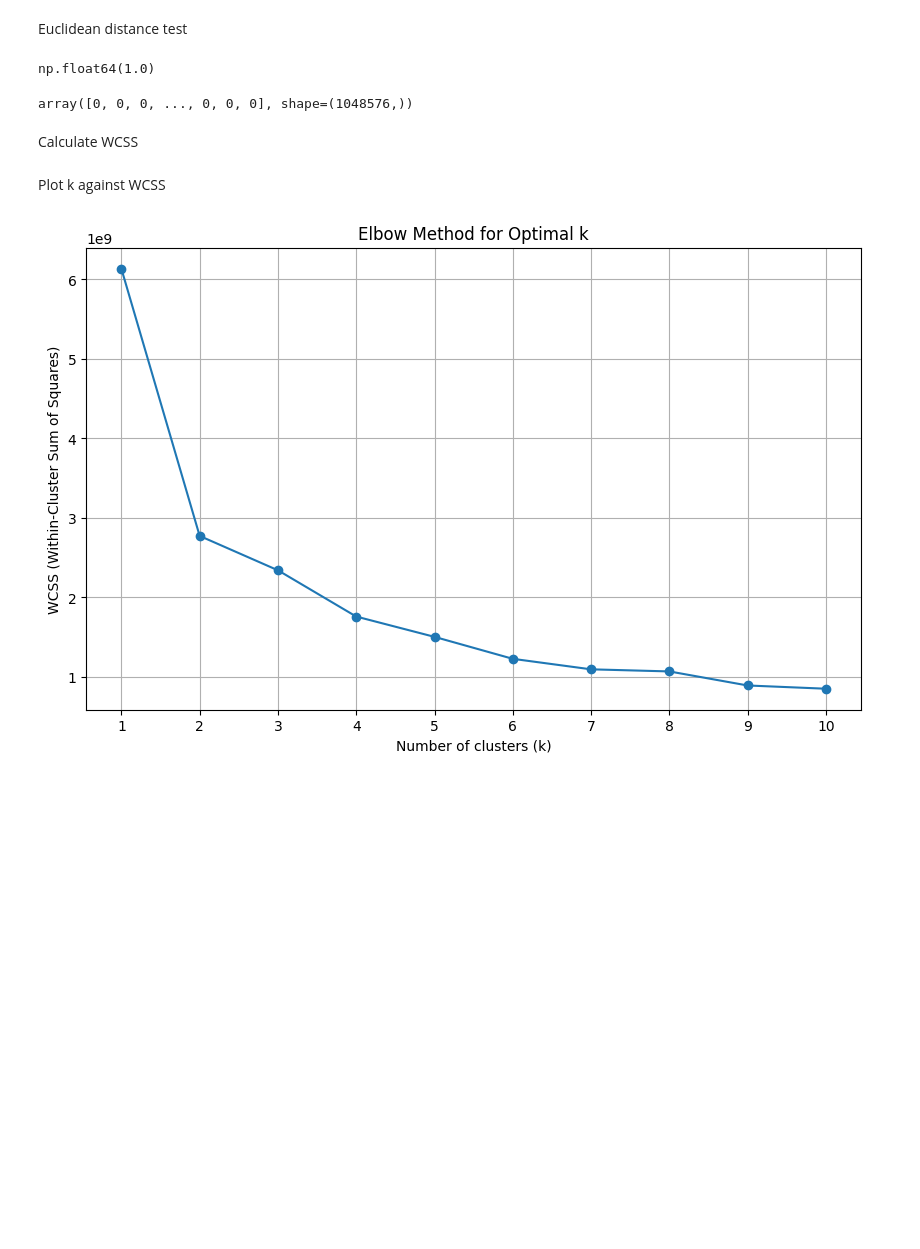
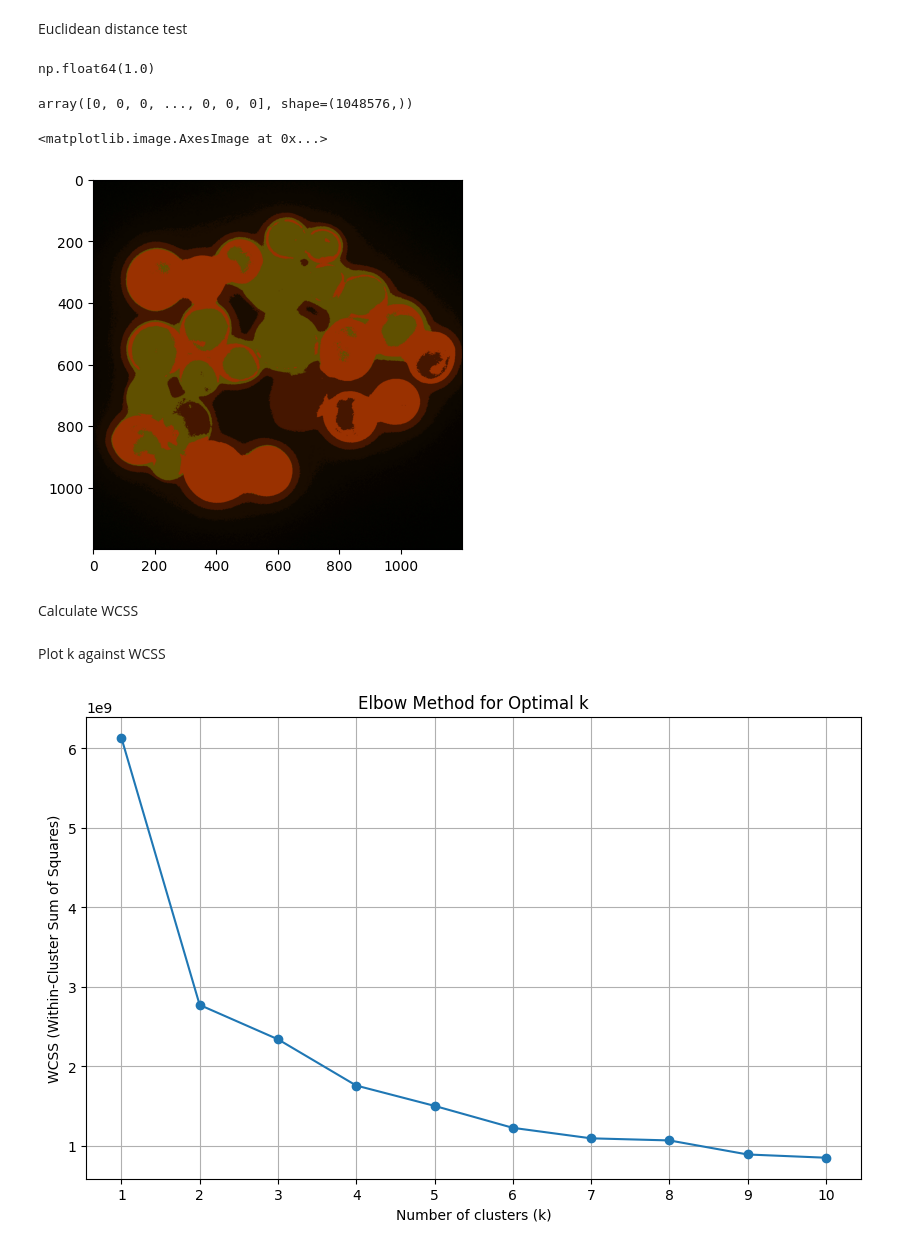
Before and after one commit to BiomedicalImageAnalysis2025/topic01_team04, a Jupyter notebook: Code/KMeans_Clustering.ipynb, the cells around one changed output. Saved outputs shown, nothing was run; the diff lists cells and outputs as text; code cells hidden in the pictures; blank space fills up the shorter version.

```diff
--- a/Code/KMeans_Clustering.ipynb
+++ b/Code/KMeans_Clustering.ipynb
@@ -77,37 +77,37 @@ def kmeans_clusteringRGB(image, k, max_iterations=100):
     # Reshape Image
     reshaped_image = image.reshape(-1, 3)
 
     # Initialize centroids
     centroids = init_centroids(k)
 
     for _ in range(max_iterations):
         # Assign pixels to the nearest centroid
         labels = assign_to_centroids(reshaped_image, centroids)
 
         # Update centroids based on the assigned pixels
         new_centroids = update_centroids(reshaped_image, labels, k)
 
         # Check for convergence (if centroids do not change)
         if np.all(centroids == new_centroids):
             break
 
         centroids = new_centroids
 
     # Create segmented image based on final labels
     labels_2d = labels.reshape(image.shape[0], image.shape[1])
     segmented_image = np.zeros_like(image)
     for i in range(k):
         segmented_image[labels_2d == i] = centroids[i]
 
     return segmented_image
 
-clustered_CellNuclei = kmeans_clusteringRGB(CellNuclei, 4, max_iterations=10)
 
-plt.imshow(clustered_CellNuclei)
-
-clustered_YeastCells = kmeans_clusteringRGB(YeastCells, 5, max_iterations=10)
+clustered_YeastCells = kmeans_clusteringRGB(YeastCells, 10, max_iterations=10)
 
 plt.imshow(clustered_YeastCells)
+# %% [output]
+<matplotlib.image.AxesImage at 0x...>
+[figure, added]
 # %% [markdown]
 Calculate WCSS
 # %%
```
Also changed, not shown: parts of 2 cells of this notebook.
